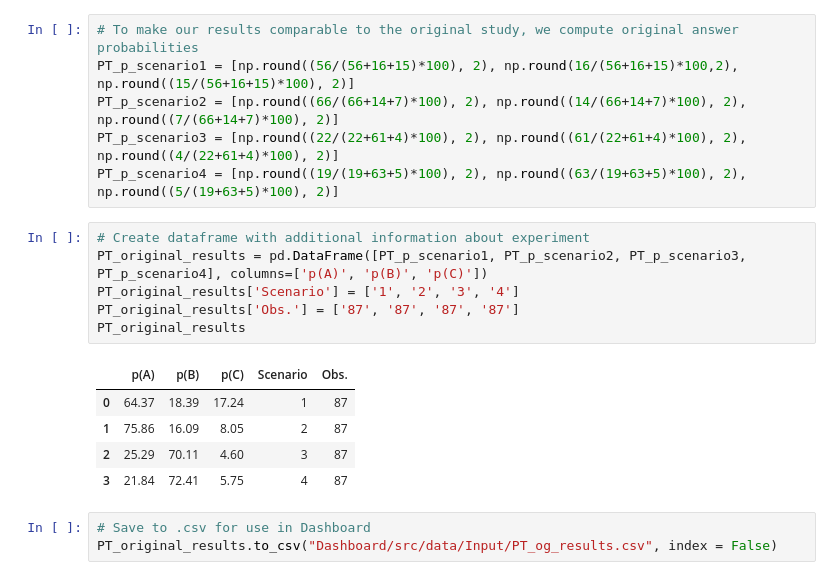
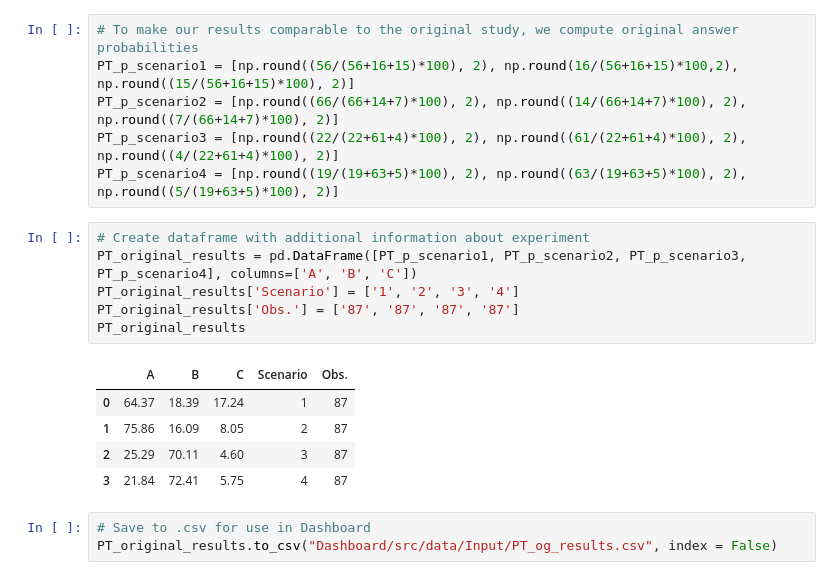
Before and after one commit to MariusDSPM/Data-Science-Project, a Jupyter notebook: Prospect_Theory.ipynb, the cells around one changed output. Drawn from its saved outputs; the diff is of its cells as text.

```diff
--- a/Prospect_Theory.ipynb
+++ b/Prospect_Theory.ipynb
@@ -96,12 +98,12 @@ PT_p_scenario3 = [np.round((22/(22+61+4)*100), 2), np.round((61/(22+61+4)*100),
 PT_p_scenario4 = [np.round((19/(19+63+5)*100), 2), np.round((63/(19+63+5)*100), 2), np.round((5/(19+63+5)*100), 2)]
 # %%
 # Create dataframe with additional information about experiment
-PT_original_results = pd.DataFrame([PT_p_scenario1, PT_p_scenario2, PT_p_scenario3, PT_p_scenario4], columns=['p(A)', 'p(B)', 'p(C)'])
+PT_original_results = pd.DataFrame([PT_p_scenario1, PT_p_scenario2, PT_p_scenario3, PT_p_scenario4], columns=['A', 'B', 'C'])
 PT_original_results['Scenario'] = ['1', '2', '3', '4']
 PT_original_results['Obs.'] = ['87', '87', '87', '87']
 PT_original_results
 # %% [output]
-|  | p(A) | p(B) | p(C) | Scenario | Obs. |
+|  | A | B | C | Scenario | Obs. |
 | 0 | 64.37 | 18.39 | 17.24 | 1 | 87 |
 | 1 | 75.86 | 16.09 | 8.05 | 2 | 87 |
 | 2 | 25.29 | 70.11 | 4.60 | 3 | 87 |
```
Also changed, not shown: parts of 7 cells of this notebook, 6 other files.
